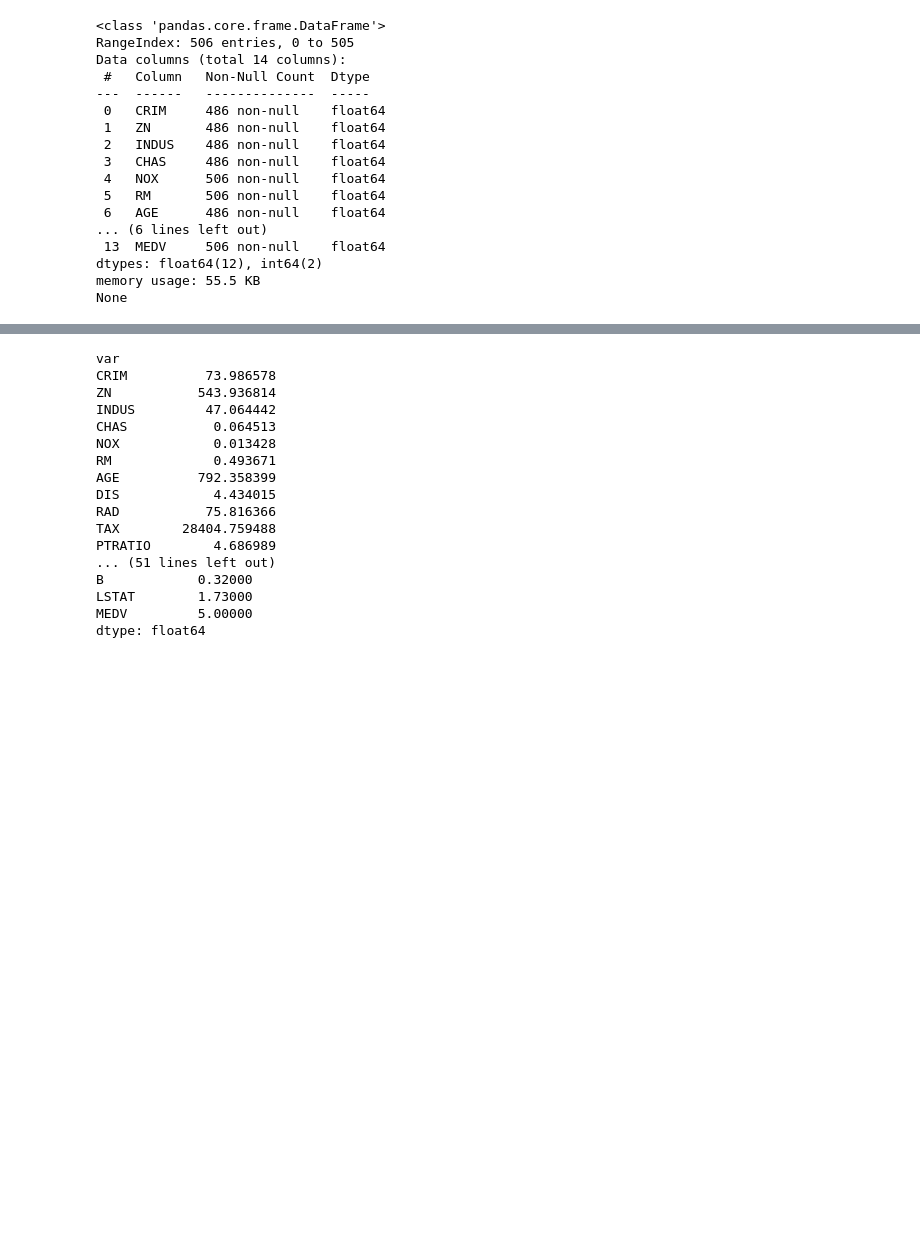
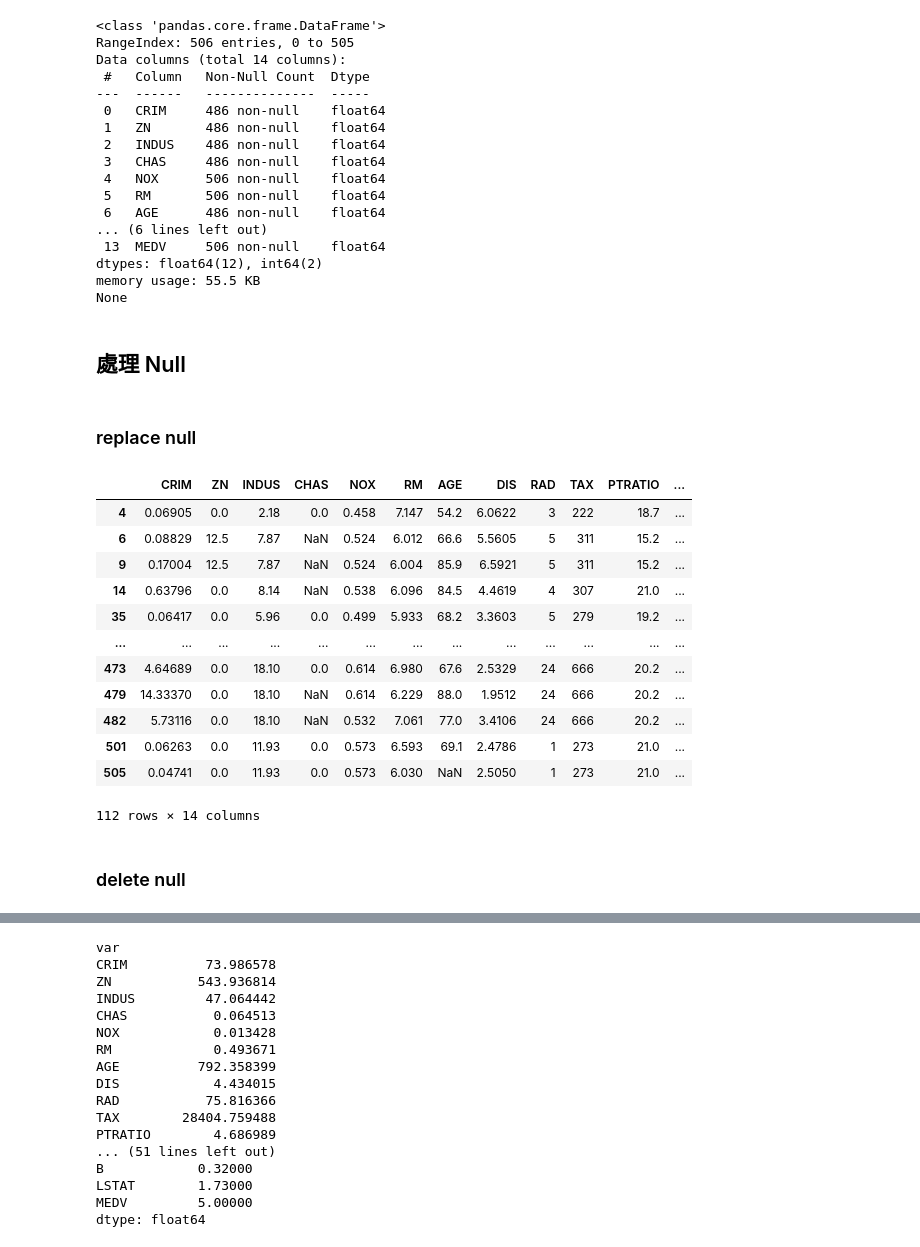
Before and after one commit to raykuo7/AI_course, a Jupyter notebook: AI_1024/1023.ipynb, the cells around one changed output, grey strips where cells are left out. Cells and saved outputs as stored; diff of their text form; code cells hidden in the pictures; blank space fills up the shorter version.

```diff
--- a/AI_1024/1023.ipynb
+++ b/AI_1024/1023.ipynb
@@ -41,3 +41,25 @@ Data columns (total 14 columns):
 dtypes: float64(12), int64(2)
 memory usage: 55.5 KB
 None
+# %% [markdown]
+## 處理 Null
+# %% [markdown]
+### replace null
+# %%
+data = pd.read_csv("Bostonhousingdataset.csv")
+condition = data.isnull().any(axis='columns')
+data[condition]
+# %% [output]
+|  | CRIM | ZN | INDUS | CHAS | NOX | RM | AGE | DIS | RAD | TAX | PTRATIO | ... |
+| 4 | 0.06905 | 0.0 | 2.18 | 0.0 | 0.458 | 7.147 | 54.2 | 6.0622 | 3 | 222 | 18.7 | ... |
+| 6 | 0.08829 | 12.5 | 7.87 | NaN | 0.524 | 6.012 | 66.6 | 5.5605 | 5 | 311 | 15.2 | ... |
+| 9 | 0.17004 | 12.5 | 7.87 | NaN | 0.524 | 6.004 | 85.9 | 6.5921 | 5 | 311 | 15.2 | ... |
+| 14 | 0.63796 | 0.0 | 8.14 | NaN | 0.538 | 6.096 | 84.5 | 4.4619 | 4 | 307 | 21.0 | ... |
+| 35 | 0.06417 | 0.0 | 5.96 | 0.0 | 0.499 | 5.933 | 68.2 | 3.3603 | 5 | 279 | 19.2 | ... |
+| ... | ... | ... | ... | ... | ... | ... | ... | ... | ... | ... | ... | ... |
+| 473 | 4.64689 | 0.0 | 18.10 | 0.0 | 0.614 | 6.980 | 67.6 | 2.5329 | 24 | 666 | 20.2 | ... |
+| 479 | 14.33370 | 0.0 | 18.10 | NaN | 0.614 | 6.229 | 88.0 | 1.9512 | 24 | 666 | 20.2 | ... |
+| 482 | 5.73116 | 0.0 | 18.10 | NaN | 0.532 | 7.061 | 77.0 | 3.4106 | 24 | 666 | 20.2 | ... |
+| 501 | 0.06263 | 0.0 | 11.93 | 0.0 | 0.573 | 6.593 | 69.1 | 2.4786 | 1 | 273 | 21.0 | ... |
+| 505 | 0.04741 | 0.0 | 11.93 | 0.0 | 0.573 | 6.030 | NaN | 2.5050 | 1 | 273 | 21.0 | ... |
+112 rows × 14 columns
@@ -43,0 +83,2 @@ None
+# %% [markdown]
+### delete null
```
Also changed, not shown: parts of 12 cells of this notebook, 1 other file.
